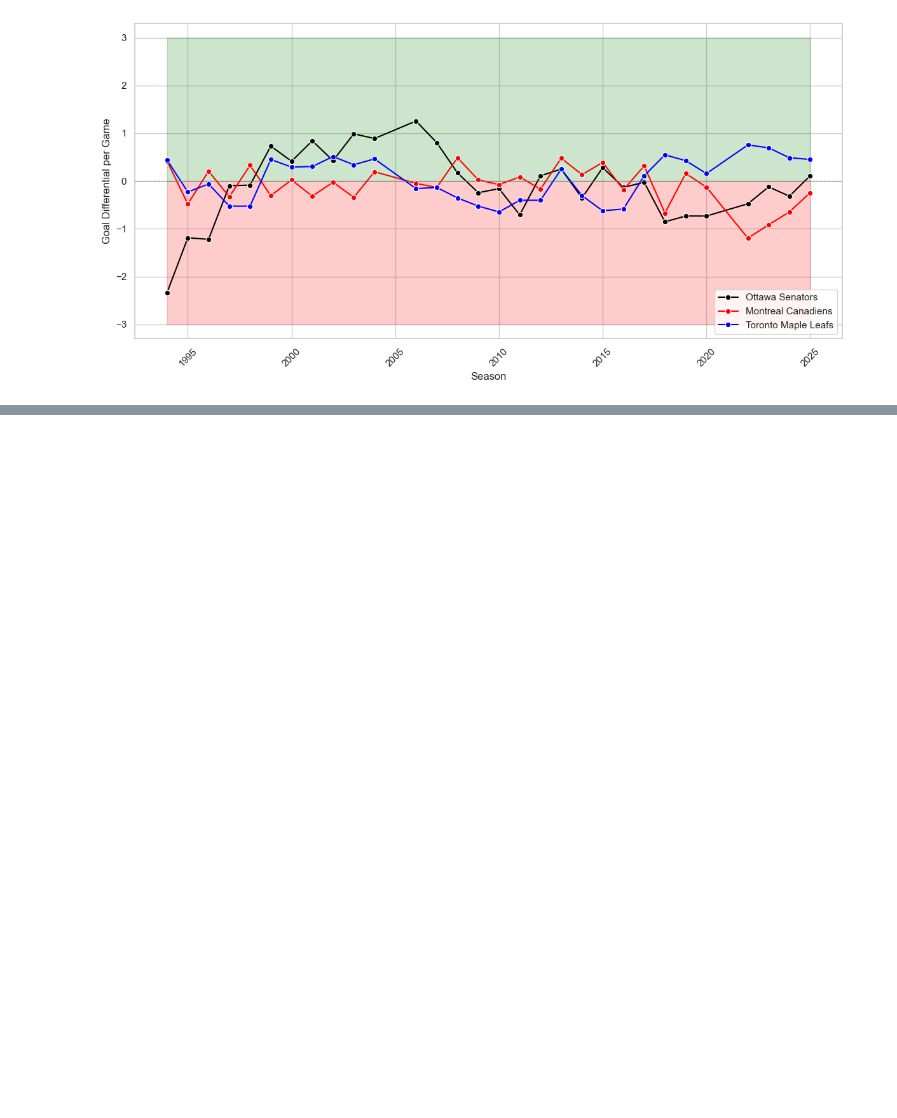
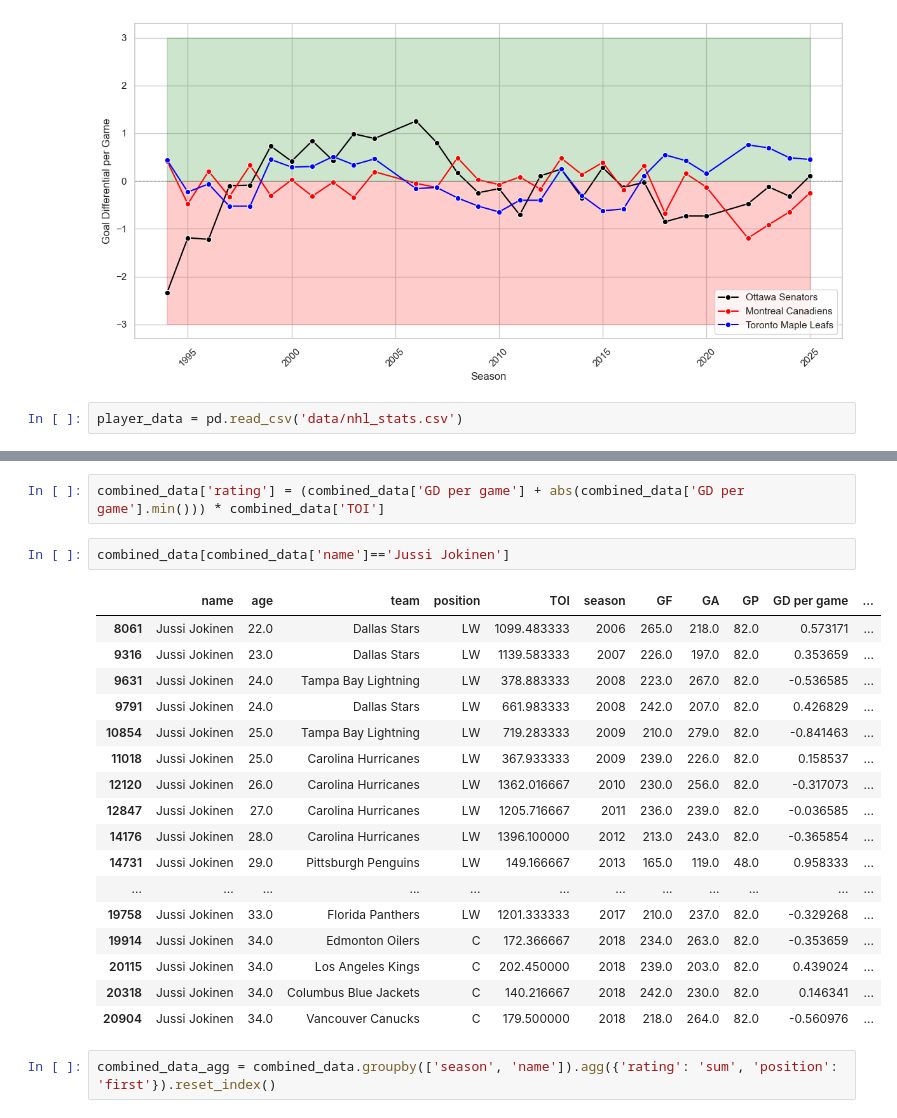
Before and after one commit to alibekk93/NHL_players_career_display, a Jupyter notebook: team_graph_test.ipynb, the cells around one changed output, grey strips where cells are left out. Cells and saved outputs as stored; diff of their text form; blank space fills up the shorter version.

```diff
--- a/team_graph_test.ipynb
+++ b/team_graph_test.ipynb
@@ -26,3 +26,5 @@ plt.tight_layout()
 plt.show()
 # %% [output]
 [figure]
+# %%
+player_data = pd.read_csv('data/nhl_stats.csv')
@@ -28,0 +93,24 @@ plt.show()
+# %%
+combined_data['rating'] = (combined_data['GD per game'] + abs(combined_data['GD per game'].min())) * combined_data['TOI']
+# %%
+combined_data[combined_data['name']=='Jussi Jokinen']
+# %% [output]
+|  | name | age | team | position | TOI | season | GF | GA | GP | GD per game | ... |
+| 8061 | Jussi Jokinen | 22.0 | Dallas Stars | LW | 1099.483333 | 2006 | 265.0 | 218.0 | 82.0 | 0.573171 | ... |
+| 9316 | Jussi Jokinen | 23.0 | Dallas Stars | LW | 1139.583333 | 2007 | 226.0 | 197.0 | 82.0 | 0.353659 | ... |
+| 9631 | Jussi Jokinen | 24.0 | Tampa Bay Lightning | LW | 378.883333 | 2008 | 223.0 | 267.0 | 82.0 | -0.536585 | ... |
+| 9791 | Jussi Jokinen | 24.0 | Dallas Stars | LW | 661.983333 | 2008 | 242.0 | 207.0 | 82.0 | 0.426829 | ... |
+| 10854 | Jussi Jokinen | 25.0 | Tampa Bay Lightning | LW | 719.283333 | 2009 | 210.0 | 279.0 | 82.0 | -0.841463 | ... |
+| 11018 | Jussi Jokinen | 25.0 | Carolina Hurricanes | LW | 367.933333 | 2009 | 239.0 | 226.0 | 82.0 | 0.158537 | ... |
+| 12120 | Jussi Jokinen | 26.0 | Carolina Hurricanes | LW | 1362.016667 | 2010 | 230.0 | 256.0 | 82.0 | -0.317073 | ... |
+| 12847 | Jussi Jokinen | 27.0 | Carolina Hurricanes | LW | 1205.716667 | 2011 | 236.0 | 239.0 | 82.0 | -0.036585 | ... |
+| 14176 | Jussi Jokinen | 28.0 | Carolina Hurricanes | LW | 1396.100000 | 2012 | 213.0 | 243.0 | 82.0 | -0.365854 | ... |
+| 14731 | Jussi Jokinen | 29.0 | Pittsburgh Penguins | LW | 149.166667 | 2013 | 165.0 | 119.0 | 48.0 | 0.958333 | ... |
+| ... | ... | ... | ... | ... | ... | ... | ... | ... | ... | ... | ... |
+| 19758 | Jussi Jokinen | 33.0 | Florida Panthers | LW | 1201.333333 | 2017 | 210.0 | 237.0 | 82.0 | -0.329268 | ... |
+| 19914 | Jussi Jokinen | 34.0 | Edmonton Oilers | C | 172.366667 | 2018 | 234.0 | 263.0 | 82.0 | -0.353659 | ... |
+| 20115 | Jussi Jokinen | 34.0 | Los Angeles Kings | C | 202.450000 | 2018 | 239.0 | 203.0 | 82.0 | 0.439024 | ... |
+| 20318 | Jussi Jokinen | 34.0 | Columbus Blue Jackets | C | 140.216667 | 2018 | 242.0 | 230.0 | 82.0 | 0.146341 | ... |
+| 20904 | Jussi Jokinen | 34.0 | Vancouver Canucks | C | 179.500000 | 2018 | 218.0 | 264.0 | 82.0 | -0.560976 | ... |
+# %%
+combined_data_agg = combined_data.groupby(['season', 'name']).agg({'rating': 'sum', 'position': 'first'}).reset_index()
```
Also changed, not shown: parts of 5 cells of this notebook.
